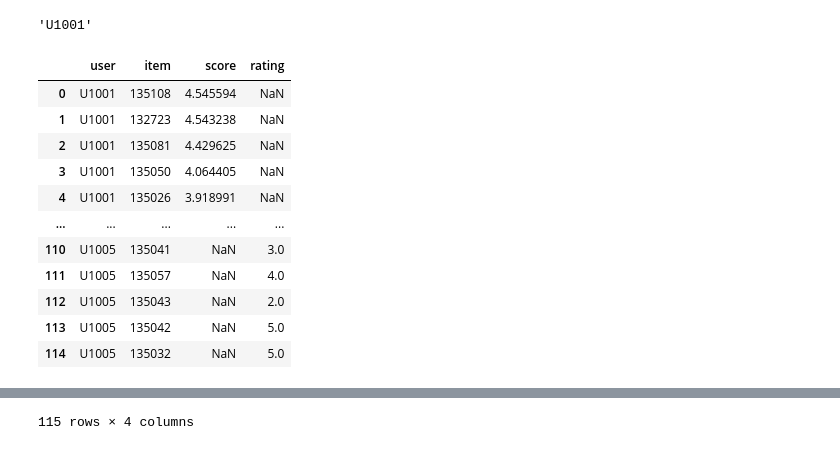
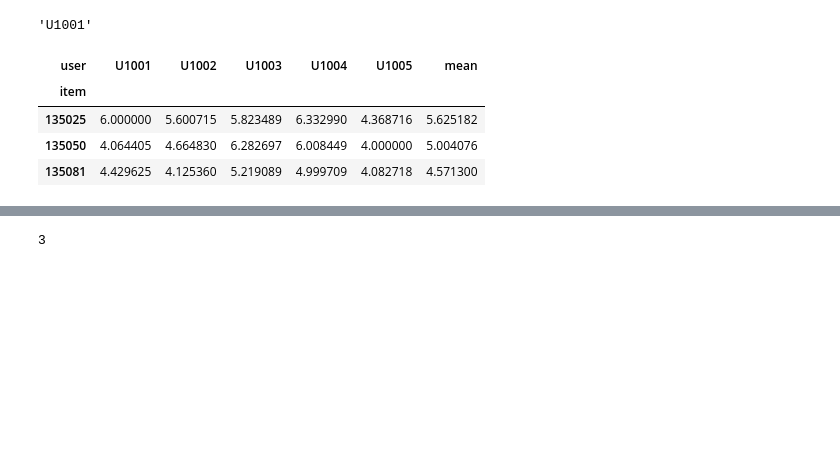
Before and after one commit to HusamAQ/RecSys_weRecommenaGrade10, a Jupyter notebook: notebooks/data_preprocessing.ipynb, the cells around one changed output, grey strips where cells are left out. Cells and saved outputs as stored; diff of their text form; code cells hidden in the pictures; blank space fills up the shorter version.

Commit message:
average without misery

```diff
--- a/notebooks/data_preprocessing.ipynb
+++ b/notebooks/data_preprocessing.ipynb
@@ -244,22 +269,27 @@ def get_predected_ratings(user_id:str):
 # %%
 ratings = pd.DataFrame(columns=['user','item','score'])
 for user in group.userID:
-    ratings=ratings.append(get_predected_ratings(user))
+    temp=get_predected_ratings(user)
+    # display(temp)
+    ratings=ratings.append(temp)
     rated_items=simple_Ratings[simple_Ratings['user'] == user]
     rated_items = rated_items.rename(columns={"rating": "score"})
+    ratings = ratings.append(rated_items)
+
+
 
 ratings = ratings.reset_index(drop=True)
-display(ratings)
+
+
+
+test, thres = average_without_misery(rat=ratings)
+display(test)
+t2 = pd.merge(test, default_res_Profile, left_on='item', right_on='placeID')
+display(t2)
+len(test)
 # %% [output]
-|  | user | item | score | rating |
-| 0 | U1001 | 135108 | 4.545594 | NaN |
-| 1 | U1001 | 132723 | 4.543238 | NaN |
-| 2 | U1001 | 135081 | 4.429625 | NaN |
-| 3 | U1001 | 135050 | 4.064405 | NaN |
-| 4 | U1001 | 135026 | 3.918991 | NaN |
-| ... | ... | ... | ... | ... |
-| 110 | U1005 | 135041 | NaN | 3.0 |
-| 111 | U1005 | 135057 | NaN | 4.0 |
-| 112 | U1005 | 135043 | NaN | 2.0 |
-| 113 | U1005 | 135042 | NaN | 5.0 |
-| 114 | U1005 | 135032 | NaN | 5.0 |
+| user | U1001 | U1002 | U1003 | U1004 | U1005 | mean |
+| item |  |  |  |  |  |  |
+| 135025 | 6.000000 | 5.600715 | 5.823489 | 6.332990 | 4.368716 | 5.625182 |
+| 135050 | 4.064405 | 4.664830 | 6.282697 | 6.008449 | 4.000000 | 5.004076 |
+| 135081 | 4.429625 | 4.125360 | 5.219089 | 4.999709 | 4.082718 | 4.571300 |
@@ -266 +300 @@ display(ratings)
-115 rows × 4 columns
+3
```
Also changed, not shown: parts of 8 cells of this notebook.
